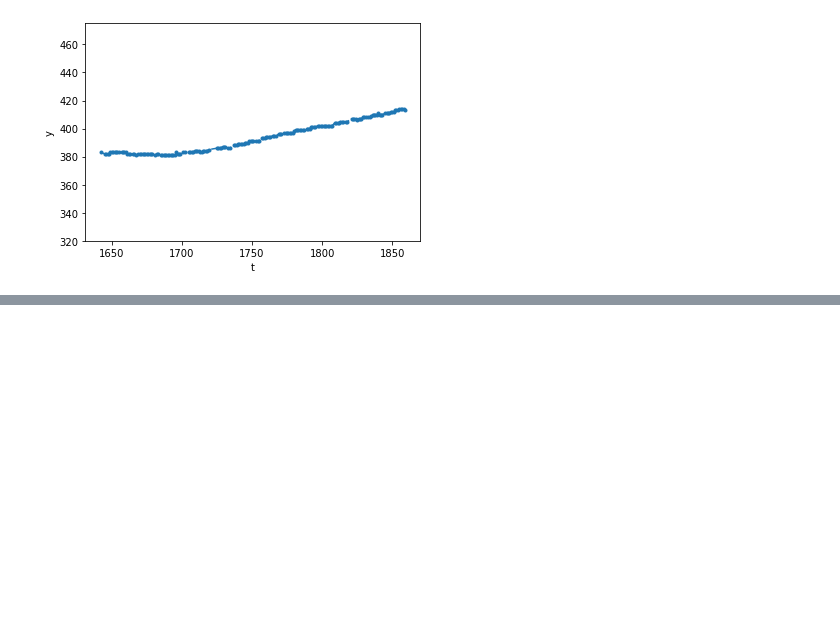
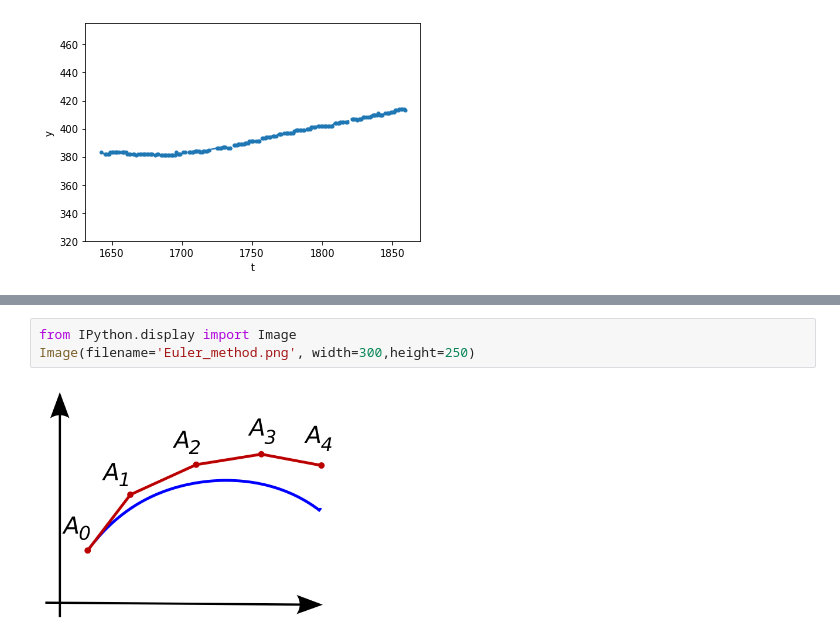
Before and after one commit to BorisZupancic/SummerOfScience2022, a Jupyter notebook: Boris/FiniteDifferencing.ipynb, the cells around one changed output, grey strips where cells are left out. Drawn from its saved outputs; the diff is of its cells as text; blank space fills up the shorter version.

```diff
--- a/Boris/FiniteDifferencing.ipynb
+++ b/Boris/FiniteDifferencing.ipynb
@@ -80,0 +202,5 @@ plt.show()
+# %%
+from IPython.display import Image
+Image(filename='Euler_method.png', width=300,height=250)
+# %% [output]
+[figure, added]
```
Also changed, not shown: parts of 12 cells of this notebook, 2 other files.
